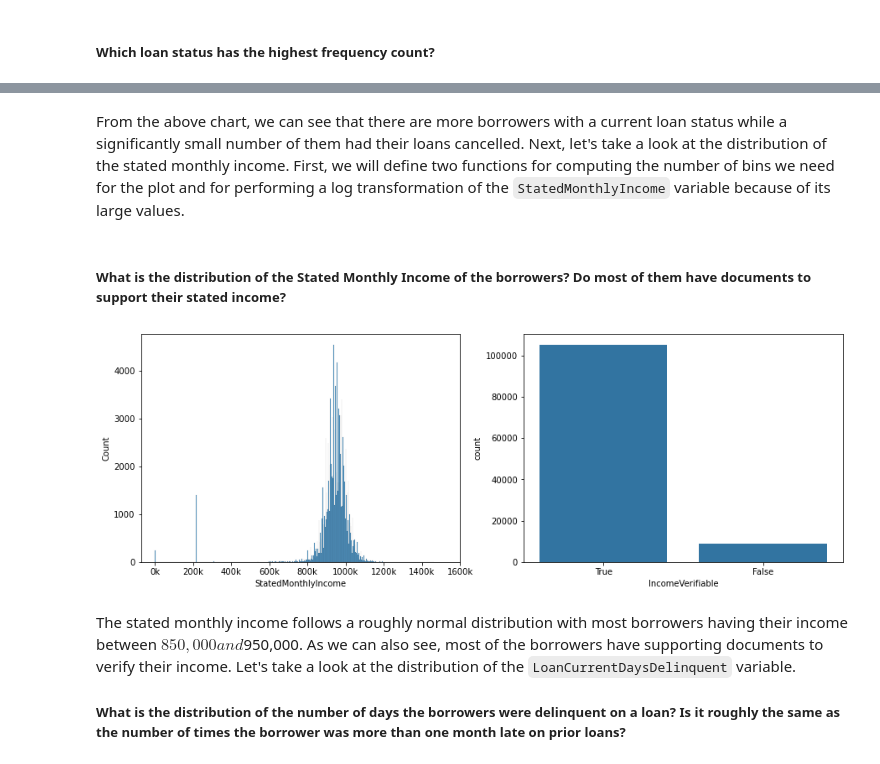
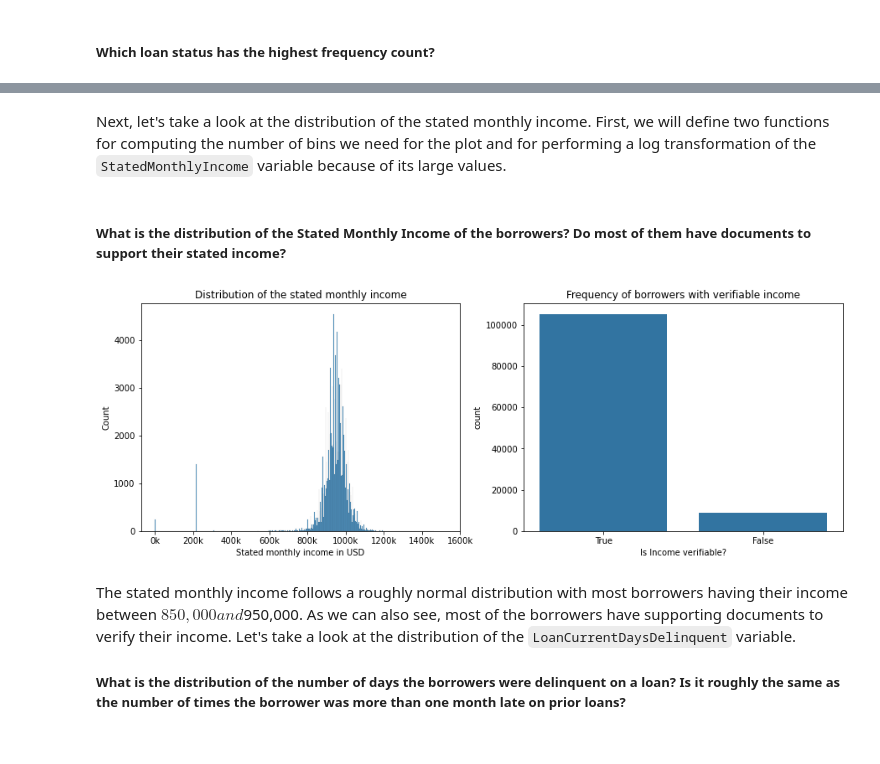
Before and after one commit to cnikoro/prosper_loan_eda, a Jupyter notebook: Part_I_exploration_template.ipynb, the cells around one changed output, grey strips where cells are left out. Saved outputs shown, nothing was run; the diff lists cells and outputs as text; code cells hidden in the pictures.

```diff
--- a/Part_I_exploration_template.ipynb
+++ b/Part_I_exploration_template.ipynb
@@ -112,14 +112,6 @@ float64
 
 object
 {'LoanKey', 'ListingKey', 'ProsperRating (Alpha)', 'Occupation', 'LoanOriginationQuarter', 'FirstRecordedCreditLine', 'BorrowerState', 'EmploymentStatus', 'ListingCreationDate', 'IncomeRange', 'DateCr ...
-# %%
-# TotalProsperLoans, OnTimeProsperPayments, ProsperPaymentsLessThanOneMonthLate,
-# and ProsperPaymentsOneMonthPlusLate should be integers
-
-columns = ['TotalProsperLoans', 'OnTimeProsperPayments', 'TotalProsperPaymentsBilled',
-'ProsperPaymentsLessThanOneMonthLate', 'ProsperPaymentsOneMonthPlusLate']
-
-loans[columns] = loans[columns].astype('Int64')
 # %%
 # summary statistics
 
@@ -231,6 +223,26 @@ loans[loans.CreditScoreRangeLower.isna()]['CreditScoreRangeUpper'].value_counts(
 # %% [output]
 NaN    591
 Name: CreditScoreRangeUpper, dtype: int64
+# %%
+# make ListingCategory (numeric) and Term of categorical types
+
+category = pd.api.types.CategoricalDtype(categories=range(1,18), ordered=False)
+
+loans['ListingCategory (numeric)'] = loans['ListingCategory (numeric)'].astype(category)
+
+category = pd.api.types.CategoricalDtype(categories=[12, 36, 60], ordered=True)
+
+loans['Term'] = loans.Term.astype(category)
+
+# LoanStatus would be made an ordered categorical variable
+
+category = ['Cancelled', 'Current', 'FinalPaymentInProgress', 'Completed',
+ 'Past Due (1-15 days)', 'Past Due (16-30 days)', 'Past Due (31-60 days)',
+'Past Due (61-90 days)', 'Past Due (91-120 days)', 'Past Due (> 120 days)',
+'Defaulted', 'Chargedoff']
+
+category = pd.api.types.CategoricalDtype(categories=category, ordered=True)
+loans.LoanStatus = loans.LoanStatus.astype(category)
 # %% [markdown]
 ### What is the structure of your dataset?
 
@@ -273,0 +308,10 @@ plt.show()
+# %%
+category = ['Cancelled', 'Current', 'FinalPaymentInProgress', 'Completed',
+ 'Past Due (1-15 days)', 'Past Due (16-30 days)', 'Past Due (31-60 days)',
+'Past Due (61-90 days)', 'Past Due (91-120 days)',
+'Defaulted', 'Chargedoff']
+
+category = pd.api.types.CategoricalDtype(categories=category, ordered=True)
+loans.LoanStatus = loans.LoanStatus.astype(category)
+
+loans.LoanStatus.value_counts()
@@ -274,5 +331,5 @@ plt.show()
 # %% [markdown]
-From the above chart, we can see that there are more borrowers with a current loan status while a significantly small number of them had their loans cancelled. Next, let's take a look at the distribution of the stated monthly income. First, we will define two functions for computing the number of bins we need for the plot and for performing a log transformation of the `StatedMonthlyIncome` variable because of its large values.
+Next, let's take a look at the distribution of the stated monthly income. First, we will define two functions for computing the number of bins we need for the plot and for performing a log transformation of the `StatedMonthlyIncome` variable because of its large values.
 # %%
 def get_bin_counts(series):
     """
@@ -301,24 +358,28 @@ def log_trans(number):
 # %%
 # distribution of monthly income
 
 log_of_income = loans.StatedMonthlyIncome.apply(log_trans) # perform log transform on the monthly income
 
 fig,axs = plt.subplots(1,2,figsize=(15,5))
 
 xticklabels = ['0k', '200k', '400k', '600k', '800k', '1000k', '1200k', '1400k', '1600k']
 xticks = np.arange(log_of_income.min(), log_of_income.max()+1)
 
 ax1 = sns.histplot(log_of_income, bins = get_bin_counts(log_of_income), ax=axs[0])
 ax1.set_xticks(xticks)
 ax1.set_xticklabels(xticklabels)
+ax1.set(xlabel='Stated monthly income in USD',
+        title='Distribution of the stated monthly income')
 
 # distribution of borrowers with verifiable income
 
-sns.countplot(data=loans, x='IncomeVerifiable', color=sns.color_palette()[0], order=loans.IncomeVerifiable.value_counts().index, ax=axs[1])
+ax2 = sns.countplot(data=loans, x='IncomeVerifiable', color=sns.color_palette()[0], order=loans.IncomeVerifiable.value_counts().index, ax=axs[1])
+ax2.set(xlabel="Is Income verifiable?",
+        title="Frequency of borrowers with verifiable income")
 
 plt.show()
 # %% [output]
-[figure, old version]
+[figure, new version]
 # %% [markdown]
 The stated monthly income follows a roughly normal distribution with most borrowers having their income between $850,000 and $950,000. As we can also see, most of the borrowers have supporting documents to verify their income. Let's take a look at the distribution of the `LoanCurrentDaysDelinquent` variable.
 
```
Also changed, not shown: parts of 38 cells of this notebook.
